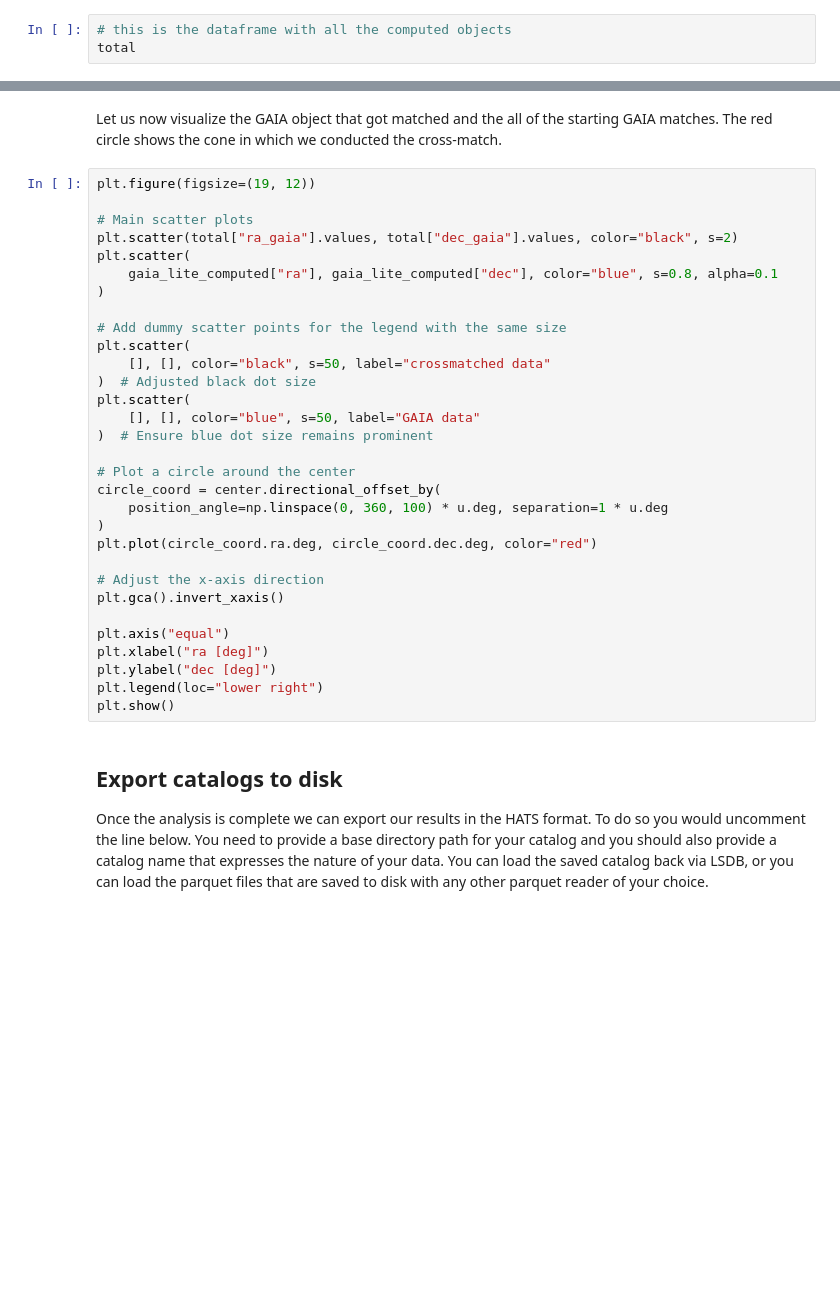
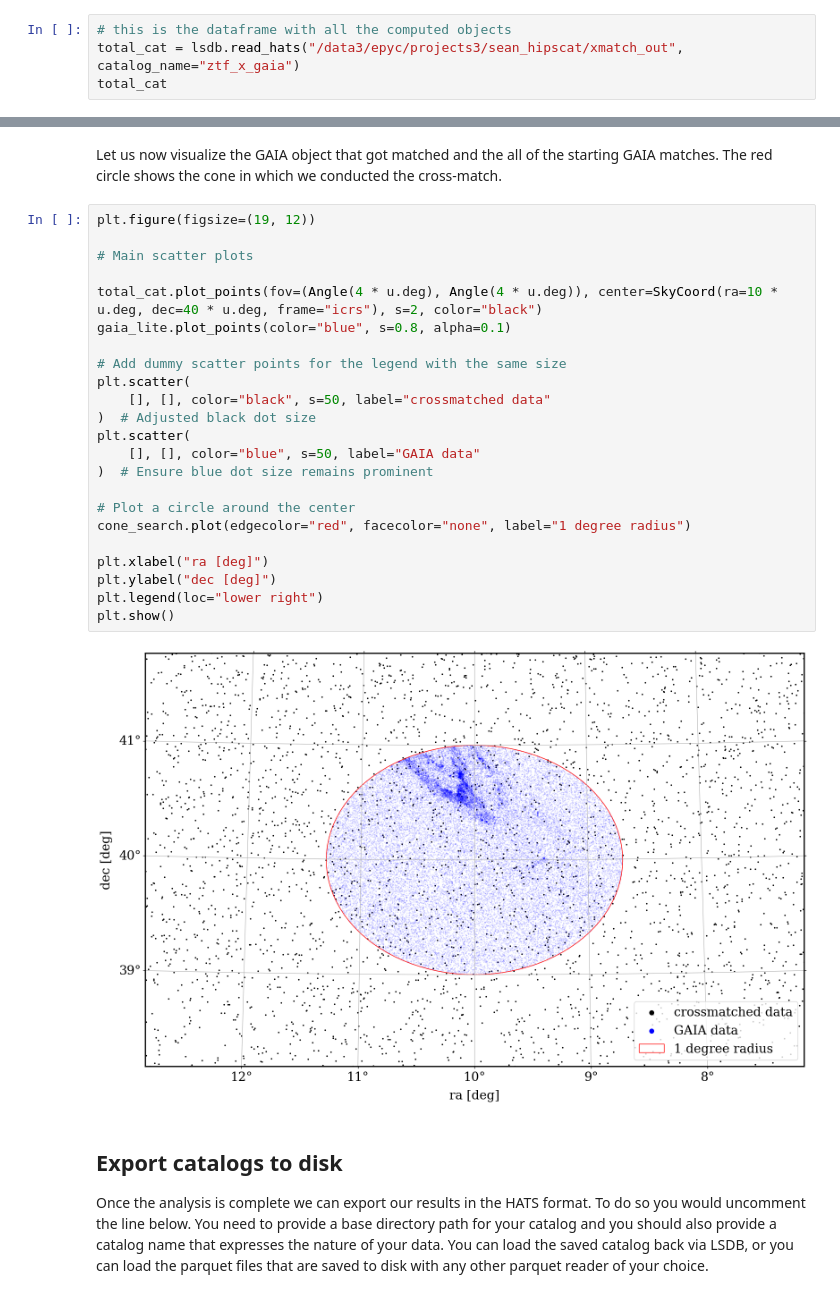
Before and after one commit to lincc-frameworks/midpoint-review, a Jupyter notebook: docs/notebooks/lsdb/Notebook_LSDB_HATS.ipynb, the cells around one changed output, grey strips where cells are left out. Cells and saved outputs as stored; diff of their text form; blank space fills up the shorter version.

Commit message:
Change lsdb notebook to write crossmatch result instead of computing

```diff
--- a/docs/notebooks/lsdb/Notebook_LSDB_HATS.ipynb
+++ b/docs/notebooks/lsdb/Notebook_LSDB_HATS.ipynb
@@ -375,4 +359,5 @@ KeyboardInterrupt
 # %%
 # this is the dataframe with all the computed objects
-total
+total_cat = lsdb.read_hats("/data3/epyc/projects3/sean_hipscat/xmatch_out", catalog_name="ztf_x_gaia")
+total_cat
 # %% [output]
@@ -403,34 +375,28 @@ Let us now visualize the GAIA object that got matched and the all of the startin
 # %%
 plt.figure(figsize=(19, 12))
 
 # Main scatter plots
-plt.scatter(total["ra_gaia"].values, total["dec_gaia"].values, color="black", s=2)
-plt.scatter(
-    gaia_lite_computed["ra"], gaia_lite_computed["dec"], color="blue", s=0.8, alpha=0.1
-)
+
+total_cat.plot_points(fov=(Angle(4 * u.deg), Angle(4 * u.deg)), center=SkyCoord(ra=10 * u.deg, dec=40 * u.deg, frame="icrs"), s=2, color="black")
+gaia_lite.plot_points(color="blue", s=0.8, alpha=0.1)
 
 # Add dummy scatter points for the legend with the same size
 plt.scatter(
     [], [], color="black", s=50, label="crossmatched data"
 )  # Adjusted black dot size
 plt.scatter(
     [], [], color="blue", s=50, label="GAIA data"
 )  # Ensure blue dot size remains prominent
 
 # Plot a circle around the center
-circle_coord = center.directional_offset_by(
-    position_angle=np.linspace(0, 360, 100) * u.deg, separation=1 * u.deg
-)
-plt.plot(circle_coord.ra.deg, circle_coord.dec.deg, color="red")
+cone_search.plot(edgecolor="red", facecolor="none", label="1 degree radius")
 
-# Adjust the x-axis direction
-plt.gca().invert_xaxis()
-
-plt.axis("equal")
 plt.xlabel("ra [deg]")
 plt.ylabel("dec [deg]")
 plt.legend(loc="lower right")
 plt.show()
+# %% [output]
+[figure, added]
 # %% [markdown]
 ## Export catalogs to disk
 
```
Also changed, not shown: parts of 9 cells of this notebook.
